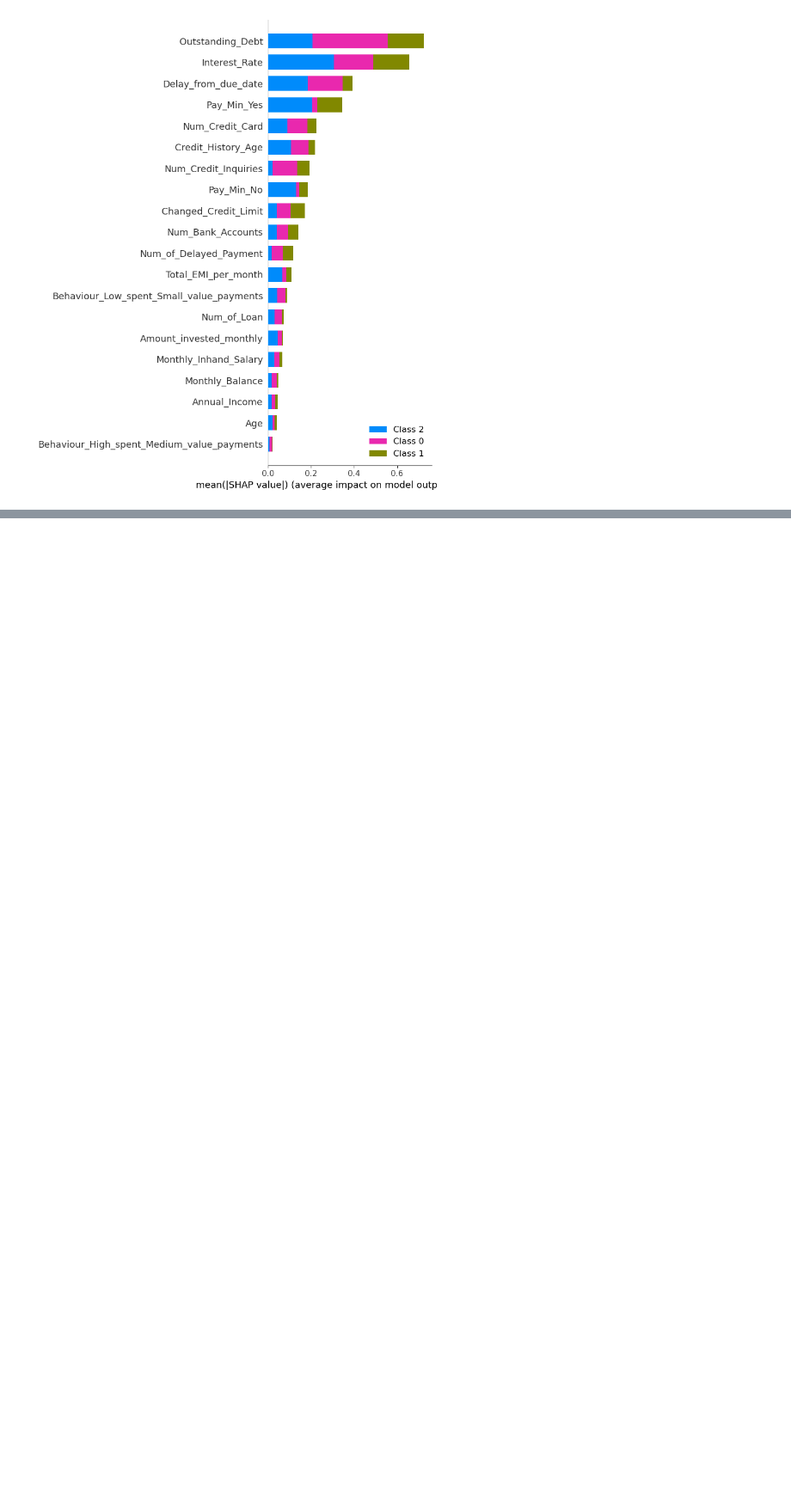
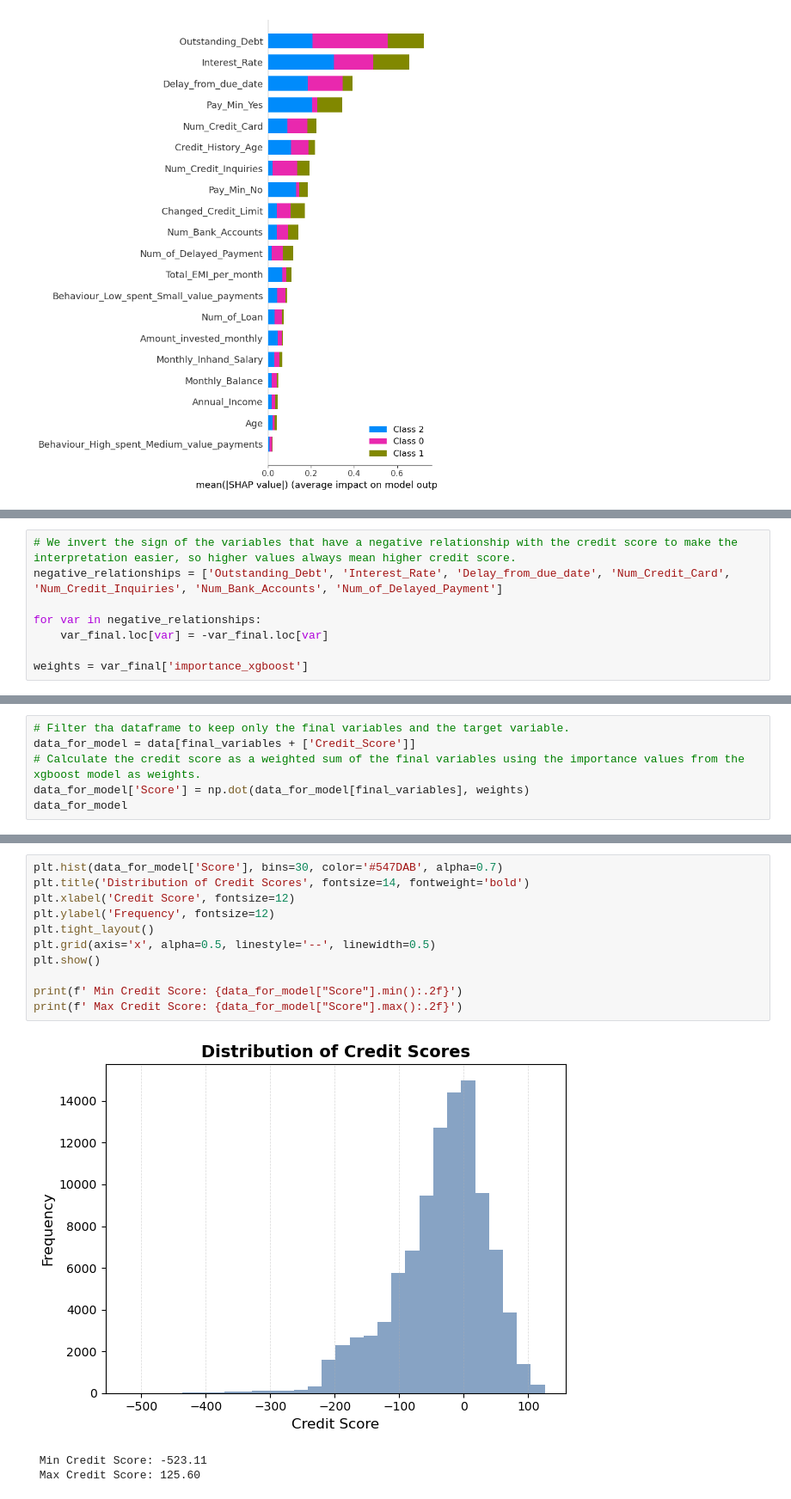
Before and after one commit to LuisMB09/modelos_de_credito, a Jupyter notebook: Proyecto1/Credit_Score.ipynb, the cells around one changed output, grey strips where cells are left out. Shown at 86% size. Drawn from its saved outputs; the diff is of its cells as text; blank space fills up the shorter version.

Commit message:
Feature selection completed. Weight assignation to varibles detrmined. Created the score and analyzed results.

```diff
--- a/Proyecto1/Credit_Score.ipynb
+++ b/Proyecto1/Credit_Score.ipynb
@@ -201,0 +301,8 @@ SHAP SUMMARY - Good Credit Score
+# %%
+# We invert the sign of the variables that have a negative relationship with the credit score to make the interpretation easier, so higher values always mean higher credit score.
+negative_relationships = ['Outstanding_Debt', 'Interest_Rate', 'Delay_from_due_date', 'Num_Credit_Card', 'Num_Credit_Inquiries', 'Num_Bank_Accounts', 'Num_of_Delayed_Payment']
+
+for var in negative_relationships:
+    var_final.loc[var] = -var_final.loc[var]
+
+weights = var_final['importance_xgboost']
@@ -201,0 +311,6 @@ SHAP SUMMARY - Good Credit Score
+# %%
+# Filter tha dataframe to keep only the final variables and the target variable.
+data_for_model = data[final_variables + ['Credit_Score']]
+# Calculate the credit score as a weighted sum of the final variables using the importance values from the xgboost model as weights.
+data_for_model['Score'] = np.dot(data_for_model[final_variables], weights)
+data_for_model
@@ -201,0 +331,15 @@ SHAP SUMMARY - Good Credit Score
+# %%
+plt.hist(data_for_model['Score'], bins=30, color='#547DAB', alpha=0.7)
+plt.title('Distribution of Credit Scores', fontsize=14, fontweight='bold')
+plt.xlabel('Credit Score', fontsize=12)
+plt.ylabel('Frequency', fontsize=12)
+plt.tight_layout()
+plt.grid(axis='x', alpha=0.5, linestyle='--', linewidth=0.5)
+plt.show()
+
+print(f' Min Credit Score: {data_for_model["Score"].min():.2f}')
+print(f' Max Credit Score: {data_for_model["Score"].max():.2f}')
+# %% [output]
+[figure, added]
+ Min Credit Score: -523.11
+ Max Credit Score: 125.60
```
Also changed, not shown: parts of 24 cells of this notebook.
